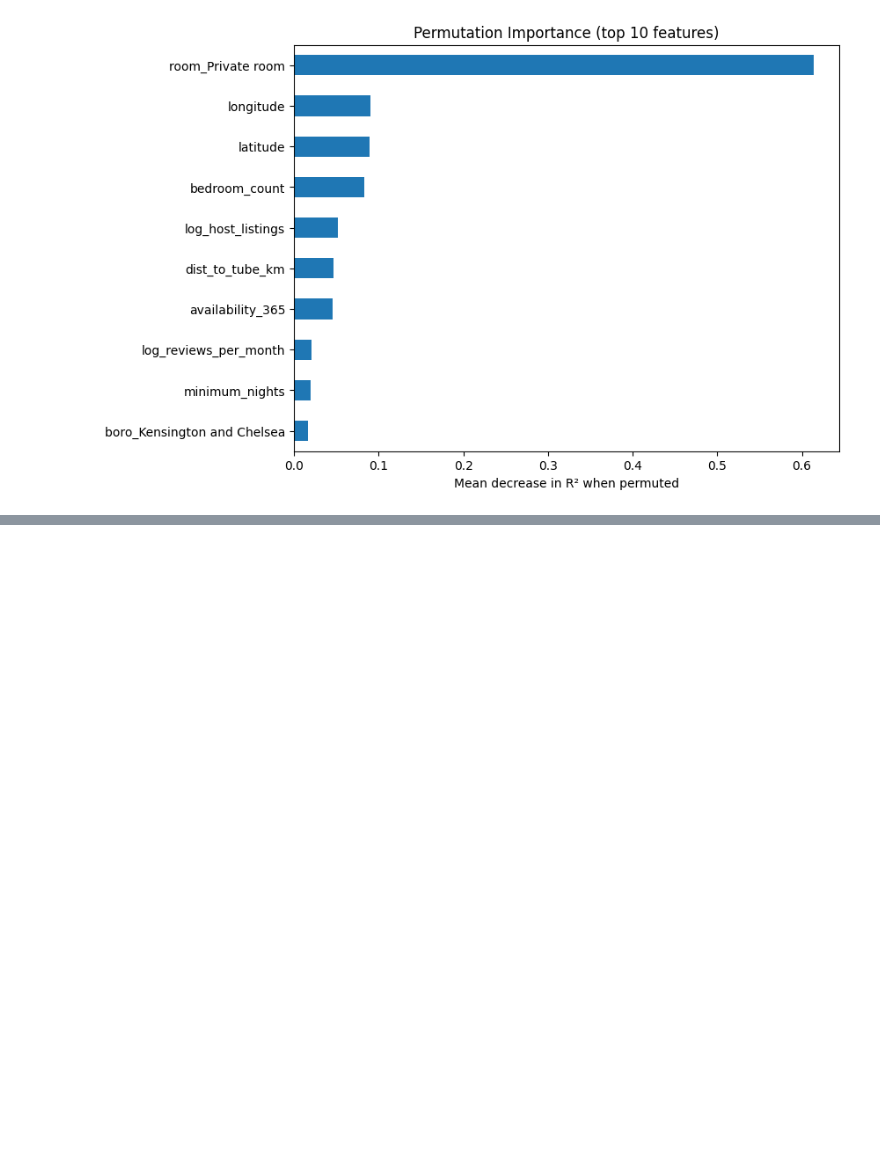
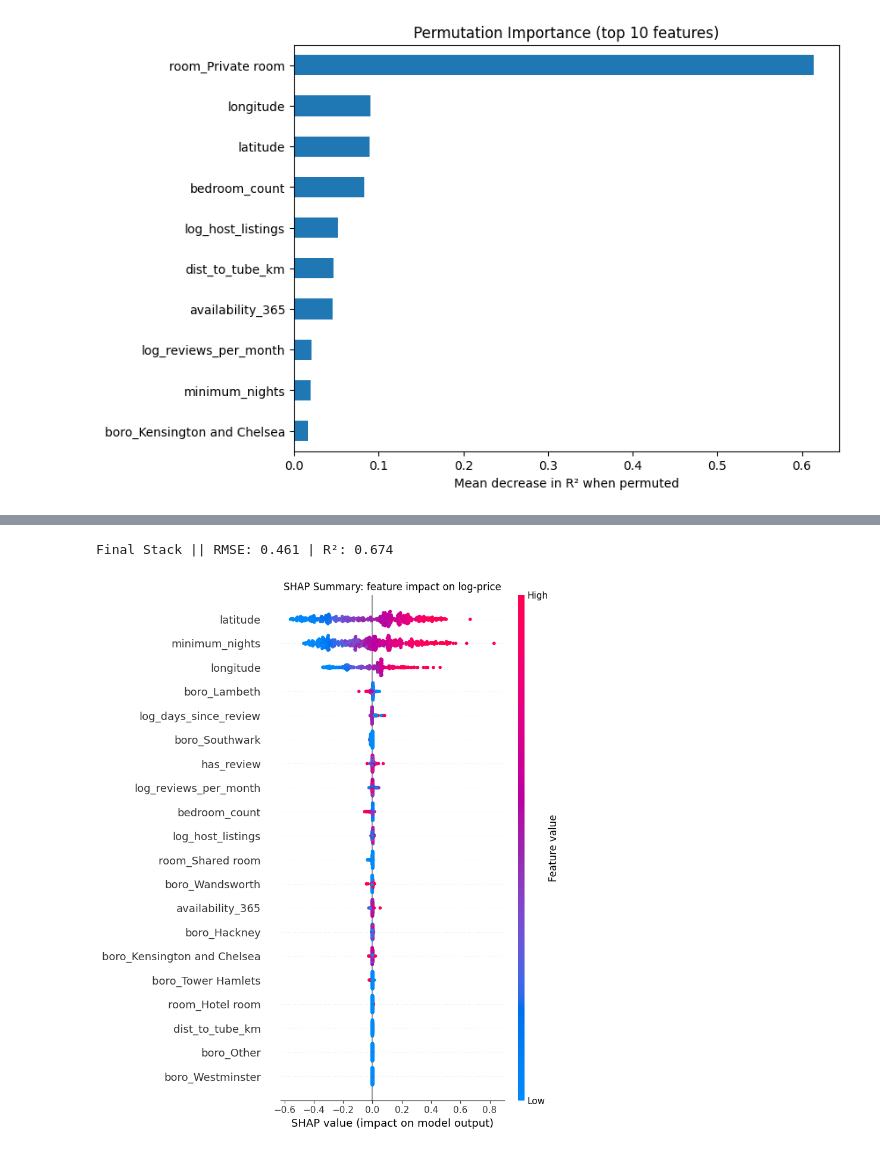
Before and after one commit to KaChaiLeung/airbnb-pricing-analysis, a Jupyter notebook: 05_feature_engineering.ipynb, the cells around one changed output, grey strips where cells are left out. Cells and saved outputs as stored; diff of their text form; code cells hidden in the pictures; blank space fills up the shorter version.

```diff
--- a/05_feature_engineering.ipynb
+++ b/05_feature_engineering.ipynb
@@ -290,0 +339,2 @@ ImportError: Numba needs NumPy 2.2 or less. Got NumPy 2.3.
+# %%
+xg.fit(X_train, y_train)
@@ -290,0 +474,14 @@ ImportError: Numba needs NumPy 2.2 or less. Got NumPy 2.3.
+# %%
+final_stack = StackingRegressor(
+    estimators=[
+        ("rf", rf_search.best_estimator_),
+        ("gb", gb_search.best_estimator_),
+        ("xg", xg_search.best_estimator_)
+    ],
+    final_estimator=meta_model,
+    cv=5,
+    n_jobs=-1,
+    passthrough=True
+)
+
+final_stack.fit(X_train, y_train)
@@ -290,0 +508,51 @@ ImportError: Numba needs NumPy 2.2 or less. Got NumPy 2.3.
+# %%
+print(f"Final Stack || RMSE: {root_mean_squared_error(y_test, f_s_pred):.3f} | R²: {r2_score(y_test, f_s_pred):.3f}")
+# %% [output]
+Final Stack || RMSE: 0.461 | R²: 0.674
+# %%
+import shap
+import matplotlib.pyplot as plt
+import numpy as np
+
+# 1) transform your test set into the meta‐features
+stacking_features = final_stack.transform(X_test)
+
+# 2) grab the fitted meta‐learner
+meta_model = final_stack.final_estimator_
+
+# 3) build a TreeExplainer
+explainer = shap.TreeExplainer(meta_model)
+
+# 4) sample some rows for speed
+shap_sample = shap.sample(stacking_features, 500, random_state=42)
+
+# 5) compute SHAP values
+shap_values = explainer.shap_values(shap_sample)
+#    => shape = (n_samples, n_features_total)
+
+# 6) build feature‐name list
+base_names    = [name for name, _ in final_stack.estimators]    # ['rf','gb','xg']
+feature_names = list(X_test.columns) + base_names               # total features
+
+# 7) pick only the *original* features (i.e. drop the last 3)
+keep_idx      = [i for i,f in enumerate(feature_names) if f not in base_names]
+keep_names    = [feature_names[i] for i in keep_idx]
+
+# 8) slice off the unwanted columns
+shap_vals_keep = shap_values[:, keep_idx]
+X_keep         = shap_sample[:, keep_idx]
+
+# 9) plot
+plt.figure(figsize=(10, 6))
+shap.summary_plot(
+    shap_vals_keep,
+    X_keep,
+    feature_names=keep_names,
+    plot_type="dot",
+    show=False
+)
+plt.title("SHAP Summary: feature impact on log-price")
+plt.tight_layout()
+plt.show()
+# %% [output]
+[figure, added]
```
Also changed, not shown: parts of 23 cells of this notebook, 1 other file.
